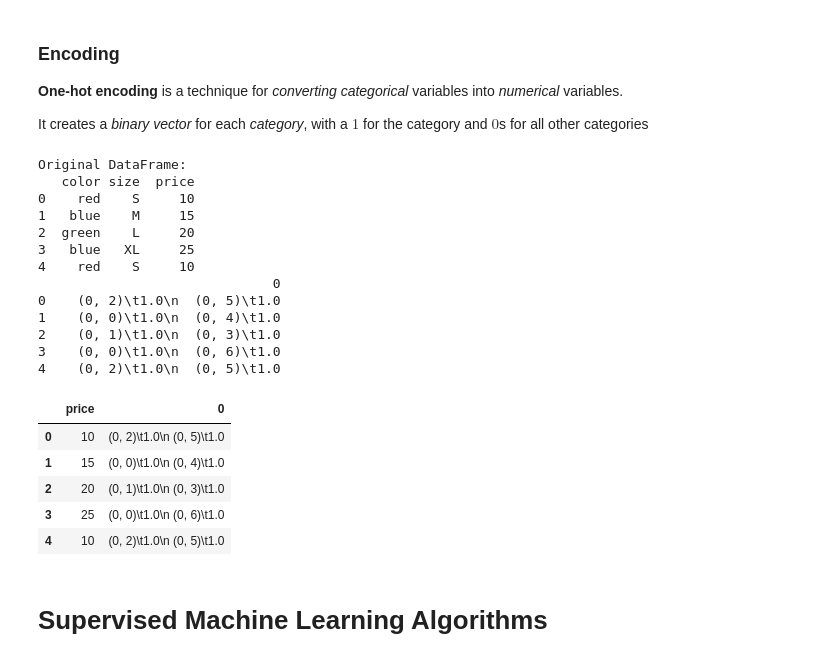
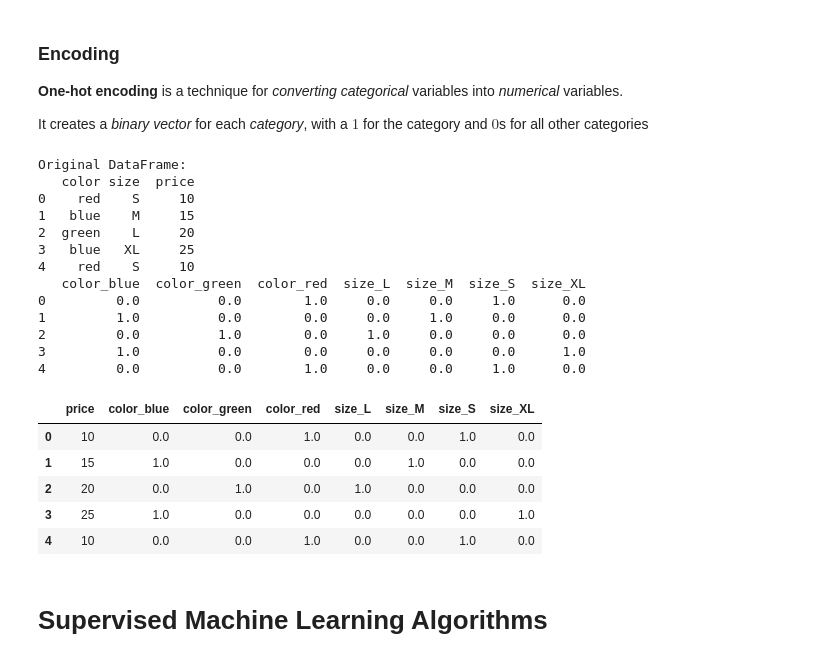
Before and after one commit to EngAndres/ud-public, a Jupyter notebook: courses/data-science-introduction/notebooks/MachineLearning.ipynb, the cells around one changed output. Drawn from its saved outputs; the diff is of its cells as text; code cells hidden in the pictures.

Commit message:
Data Science: class update

```diff
--- a/courses/data-science-introduction/notebooks/MachineLearning.ipynb
+++ b/courses/data-science-introduction/notebooks/MachineLearning.ipynb
@@ -441,46 +441,47 @@ data = {
     'color': ['red', 'blue', 'green', 'blue', 'red'],
     'size': ['S', 'M', 'L', 'XL',  'S'],
     'price': [10, 15, 20, 25, 10]
 }
 df = pd.DataFrame(data)
 
 # Display the original DataFrame
 print("Original DataFrame:")
 print(df)
 
 # Applying OneHotEncoder
 encoder = OneHotEncoder()
 encoder_data = encoder.fit_transform(df[['color', 'size']])
+encoded_data = encoder_data.toarray()
 
 # Creating a DataFrame with the encoded data
-encoded_df = pd.DataFrame(encoder_data)
+encoded_df = pd.DataFrame(encoded_data, columns=encoder.get_feature_names_out(['color', 'size']))
 print(encoded_df)
 
 # Concatenating the encoded columns with the original DataFrame (excluding the original 'Color' and 'Size' columns)
 final_df = pd.concat([df.drop(['color', 'size'], axis=1), encoded_df], axis=1)
 
 # Display the final DataFrame after one-hot encoding
 final_df
 # %% [output]
 Original DataFrame:
    color size  price
 0    red    S     10
 1   blue    M     15
 2  green    L     20
 3   blue   XL     25
 4    red    S     10
-                              0
-0    (0, 2)\t1.0\n  (0, 5)\t1.0
-1    (0, 0)\t1.0\n  (0, 4)\t1.0
-2    (0, 1)\t1.0\n  (0, 3)\t1.0
-3    (0, 0)\t1.0\n  (0, 6)\t1.0
-4    (0, 2)\t1.0\n  (0, 5)\t1.0
+   color_blue  color_green  color_red  size_L  size_M  size_S  size_XL
+0         0.0          0.0        1.0     0.0     0.0     1.0      0.0
+1         1.0          0.0        0.0     0.0     1.0     0.0      0.0
+2         0.0          1.0        0.0     1.0     0.0     0.0      0.0
+3         1.0          0.0        0.0     0.0     0.0     0.0      1.0
+4         0.0          0.0        1.0     0.0     0.0     1.0      0.0
-|  | price | 0 |
-| 0 | 10 | (0, 2)\t1.0\n (0, 5)\t1.0 |
-| 1 | 15 | (0, 0)\t1.0\n (0, 4)\t1.0 |
-| 2 | 20 | (0, 1)\t1.0\n (0, 3)\t1.0 |
-| 3 | 25 | (0, 0)\t1.0\n (0, 6)\t1.0 |
-| 4 | 10 | (0, 2)\t1.0\n (0, 5)\t1.0 |
+|  | price | color_blue | color_green | color_red | size_L | size_M | size_S | size_XL |
+| 0 | 10 | 0.0 | 0.0 | 1.0 | 0.0 | 0.0 | 1.0 | 0.0 |
+| 1 | 15 | 1.0 | 0.0 | 0.0 | 0.0 | 1.0 | 0.0 | 0.0 |
+| 2 | 20 | 0.0 | 1.0 | 0.0 | 1.0 | 0.0 | 0.0 | 0.0 |
+| 3 | 25 | 1.0 | 0.0 | 0.0 | 0.0 | 0.0 | 0.0 | 1.0 |
+| 4 | 10 | 0.0 | 0.0 | 1.0 | 0.0 | 0.0 | 1.0 | 0.0 |
 # %% [markdown]
 # Supervised Machine Learning Algorithms
 # %% [markdown]
```
Also changed, not shown: parts of 9 cells of this notebook, 3 other files.
